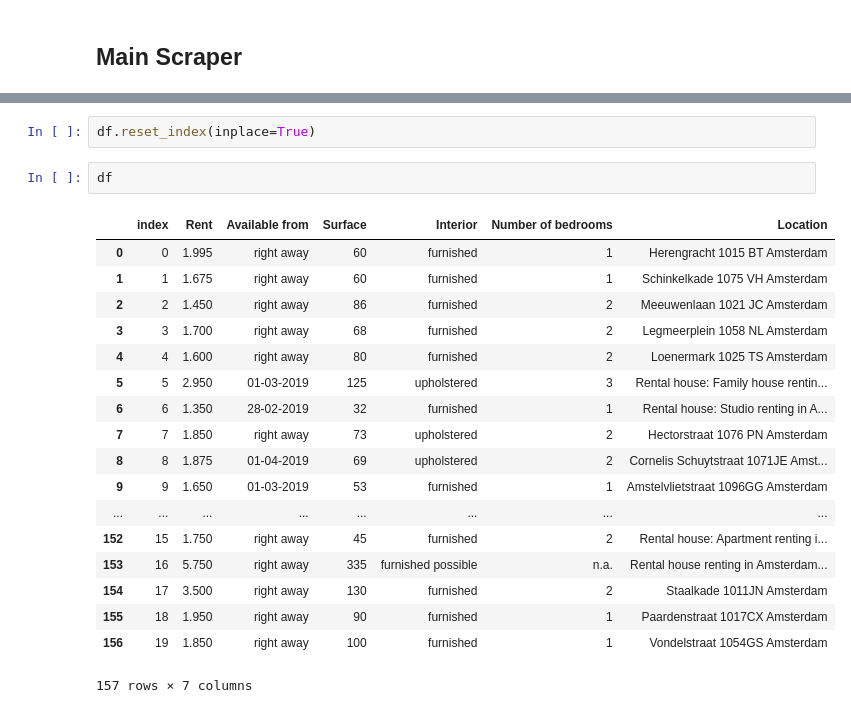
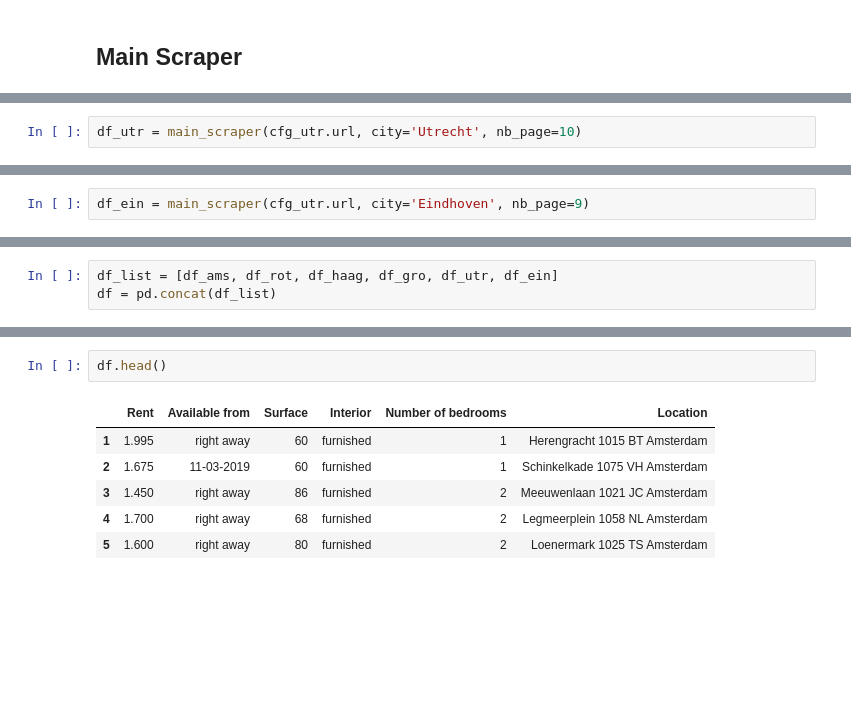
Before and after one commit to GuillaumeCorda/Web_Scraping, a Jupyter notebook: scraper_apartments.ipynb, the cells around one changed output, grey strips where cells are left out. Drawn from its saved outputs; the diff is of its cells as text; blank space fills up the shorter version.

```diff
--- a/scraper_apartments.ipynb
+++ b/scraper_apartments.ipynb
@@ -189,0 +318,2 @@ Scraping url 20/20
+# %%
+df_utr = main_scraper(cfg_utr.url, city='Utrecht', nb_page=10)
@@ -189,0 +361,2 @@ Scraping url 20/20
+# %%
+df_ein = main_scraper(cfg_utr.url, city='Eindhoven', nb_page=9)
@@ -190,3 +393,6 @@ Scraping url 20/20
+# %%
+df_list = [df_ams, df_rot, df_haag, df_gro, df_utr, df_ein]
+df = pd.concat(df_list)
 # %%
 df.shape
 # %% [output]
@@ -194,23 +400,9 @@ df.shape
-# %%
-df.reset_index(inplace=True)
 # %%
-df
+df.head()
 # %% [output]
-|  | index | Rent | Available from | Surface | Interior | Number of bedrooms | Location |
-| 0 | 0 | 1.995 | right away | 60 | furnished | 1 | Herengracht 1015 BT Amsterdam |
-| 1 | 1 | 1.675 | right away | 60 | furnished | 1 | Schinkelkade 1075 VH Amsterdam |
-| 2 | 2 | 1.450 | right away | 86 | furnished | 2 | Meeuwenlaan 1021 JC Amsterdam |
-| 3 | 3 | 1.700 | right away | 68 | furnished | 2 | Legmeerplein 1058 NL Amsterdam |
-| 4 | 4 | 1.600 | right away | 80 | furnished | 2 | Loenermark 1025 TS Amsterdam |
-| 5 | 5 | 2.950 | 01-03-2019 | 125 | upholstered | 3 | Rental house: Family house rentin... |
-| 6 | 6 | 1.350 | 28-02-2019 | 32 | furnished | 1 | Rental house: Studio renting in A... |
-| 7 | 7 | 1.850 | right away | 73 | upholstered | 2 | Hectorstraat 1076 PN Amsterdam |
-| 8 | 8 | 1.875 | 01-04-2019 | 69 | upholstered | 2 | Cornelis Schuytstraat 1071JE Amst... |
-| 9 | 9 | 1.650 | 01-03-2019 | 53 | furnished | 1 | Amstelvlietstraat 1096GG Amsterdam |
-| ... | ... | ... | ... | ... | ... | ... | ... |
-| 152 | 15 | 1.750 | right away | 45 | furnished | 2 | Rental house: Apartment renting i... |
-| 153 | 16 | 5.750 | right away | 335 | furnished possible | n.a. | Rental house renting in Amsterdam... |
-| 154 | 17 | 3.500 | right away | 130 | furnished | 2 | Staalkade 1011JN Amsterdam |
-| 155 | 18 | 1.950 | right away | 90 | furnished | 1 | Paardenstraat 1017CX Amsterdam |
-| 156 | 19 | 1.850 | right away | 100 | furnished | 1 | Vondelstraat 1054GS Amsterdam |
+|  | Rent | Available from | Surface | Interior | Number of bedrooms | Location |
+| 1 | 1.995 | right away | 60 | furnished | 1 | Herengracht 1015 BT Amsterdam |
+| 2 | 1.675 | 11-03-2019 | 60 | furnished | 1 | Schinkelkade 1075 VH Amsterdam |
+| 3 | 1.450 | right away | 86 | furnished | 2 | Meeuwenlaan 1021 JC Amsterdam |
+| 4 | 1.700 | right away | 68 | furnished | 2 | Legmeerplein 1058 NL Amsterdam |
+| 5 | 1.600 | right away | 80 | furnished | 2 | Loenermark 1025 TS Amsterdam |
-157 rows × 7 columns
```
Also changed, not shown: parts of 40 cells of this notebook.
